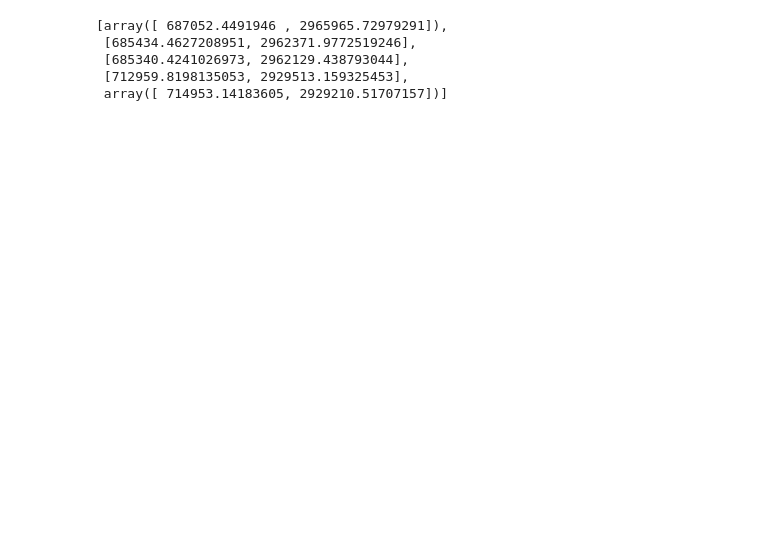
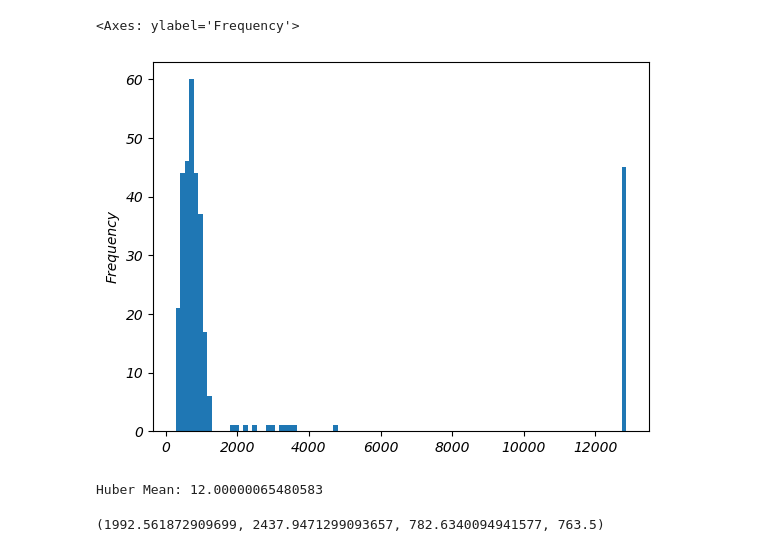
Before and after one commit to niekcde/river-confinement, a Jupyter notebook: test_inflectionPoint.ipynb, the cells around one changed output. Cells and saved outputs as stored; diff of their text form; code cells hidden in the pictures; blank space fills up the shorter version.

```diff
--- a/test_inflectionPoint.ipynb
+++ b/test_inflectionPoint.ipynb
@@ -337,8 +253,44 @@ for id in tqdm(ids):
-# %%
-inf
-# %% [output]
-[array([ 687052.4491946 , 2965965.72979291]),
- [685434.4627208951, 2962371.9772519246],
- [685340.4241026973, 2962129.438793044],
- [712959.8198135053, 2929513.159325453],
- array([ 714953.14183605, 2929210.51707157])]
+# %%
+dfReachNodes['width'].plot.hist(bins = 100)
+# %% [output]
+<Axes: ylabel='Frequency'>
+[figure, added]
+# %%
+dfReachNodes['width'].mean()
+dfReachNodes['width'].median()
+
+import numpy as np
+from scipy import stats
+x = [1, 2, 3, 5]
+
+
+import numpy as np
+
+def huber_mean(data, max_iter=100, tol=1e-6):
+    data = np.asarray(data)
+    median = np.median(data)
+    mad = np.median(np.abs(data - median))  # Median absolute deviation
+
+    # Set delta to 1.5 * MAD (a common robust default)
+    delta = 1.5 * mad if mad > 0 else 1.0
+
+    mu = np.mean(data)  # initial estimate
+
+    for _ in range(max_iter):
+        diff = data - mu
+        weights = np.where(np.abs(diff) <= delta, 1, delta / np.abs(diff))
+        new_mu = np.sum(weights * data) / np.sum(weights)
+        if abs(new_mu - mu) < tol:
+            break
+        mu = new_mu
+
+    return mu
+
+# Example
+data = [10, 12, 11, 13, 100]  # 100 is an outlier
+print("Huber Mean:", huber_mean(data))
+
+stats.trim_mean(dfReachNodes['width'], 0.05), dfReachNodes['width'].mean(),huber_mean(dfReachNodes['width']), np.median(dfReachNodes['width'])
+# %% [output]
+Huber Mean: 12.00000065480583
+(1992.561872909699, 2437.9471299093657, 782.6340094941577, 763.5)
```
Also changed, not shown: parts of 4 cells of this notebook, 7 other files.
